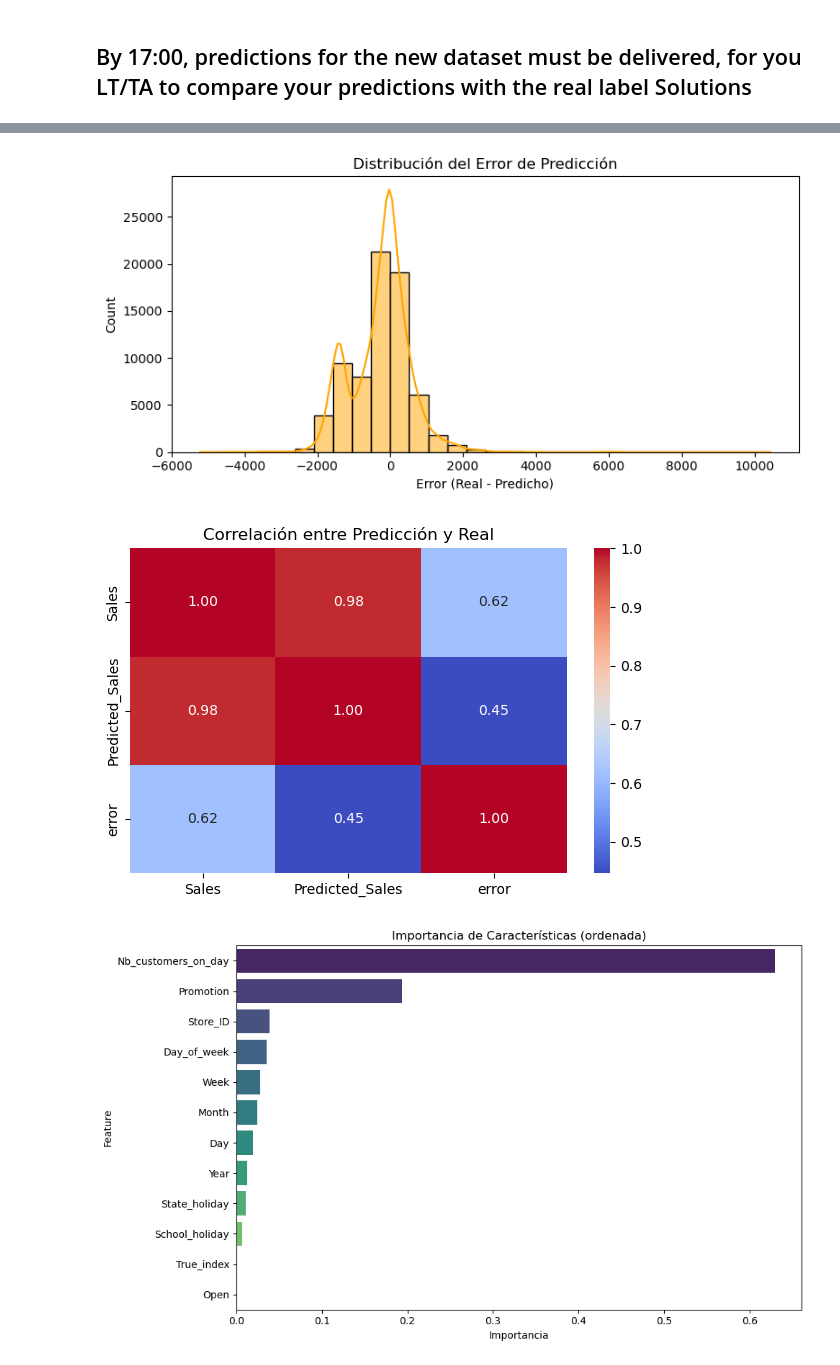
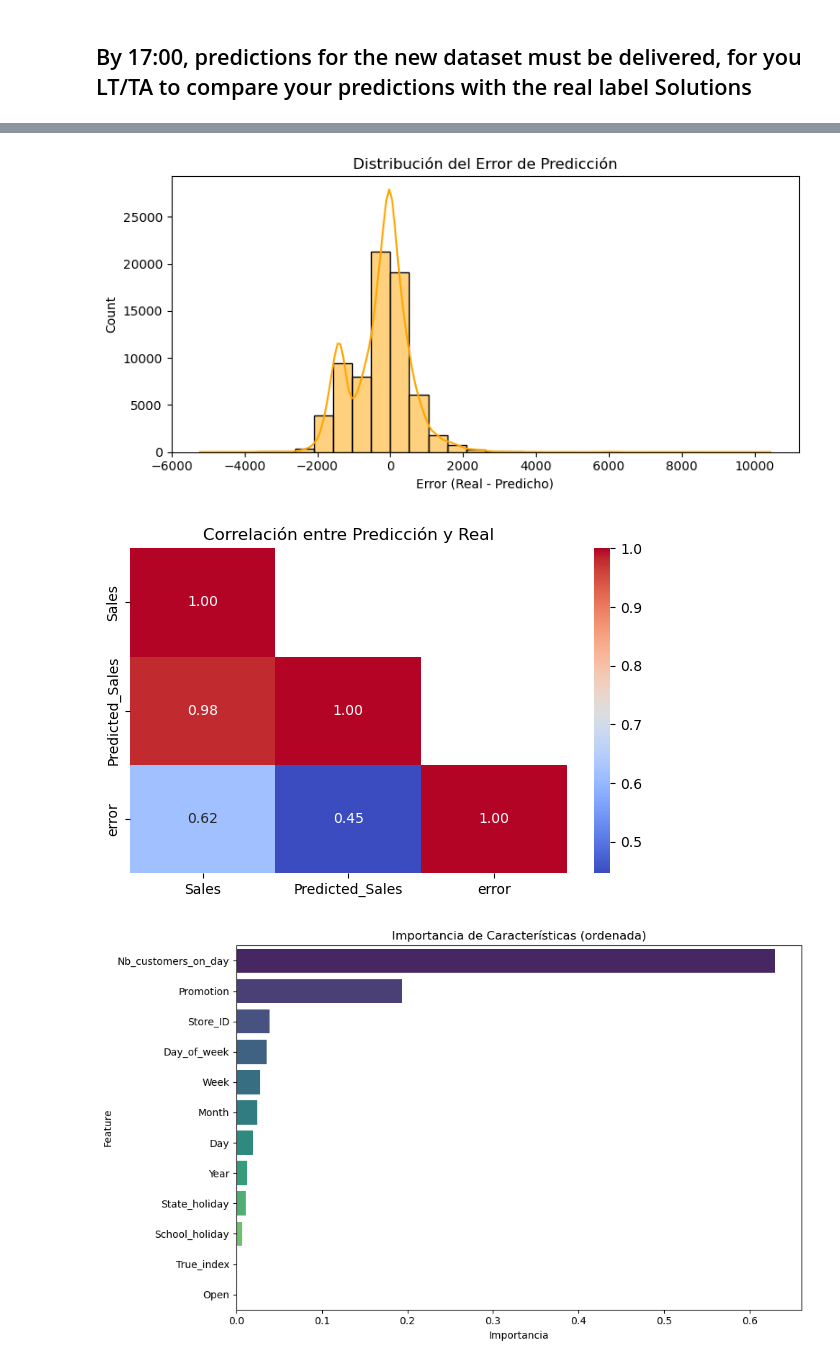
Before and after one commit to jesuserro/ml-retail-sales-predictor, a Jupyter notebook: index.ipynb, the cells around one changed output, grey strips where cells are left out. Drawn from its saved outputs; the diff is of its cells as text; code cells hidden in the pictures.

```diff
--- a/index.ipynb
+++ b/index.ipynb
@@ -190,7 +190,9 @@ plt.show()
 
 # 7. Heatmap de correlación (entre predicciones y reales)
 plt.figure(figsize=(6, 4))
-sns.heatmap(df[['Sales', 'Predicted_Sales', 'error']].corr(), annot=True, cmap='coolwarm', fmt=".2f")
+corr = df[['Sales', 'Predicted_Sales', 'error']].corr()
+mask = np.tril(np.ones_like(corr, dtype=bool))  # Mostrar solo la parte inferior
+sns.heatmap(corr, annot=True, cmap='coolwarm', fmt=".2f", mask=~mask)
 plt.title("Correlación entre Predicción y Real")
 plt.tight_layout()
 plt.savefig("img/heatmap_correlation.jpg")
@@ -204,32 +206,32 @@ try:
         importances = model.feature_importances_
         feature_names = model.get_booster().feature_names
 
         # Crear DataFrame ordenado por importancia
         feat_imp_df = pd.DataFrame({
             'Feature': feature_names,
             'Importance': importances
         }).sort_values(by='Importance', ascending=False)
 
         # Graficar barras horizontales ordenadas
         plt.figure(figsize=(10, 6))
         sns.barplot(data=feat_imp_df, x='Importance', y='Feature', palette='viridis', hue='Feature')
         plt.title("Importancia de Características (ordenada)")
         plt.xlabel("Importancia")
         plt.ylabel("Feature")
         plt.tight_layout()
         plt.savefig("img/feature_importance.jpg")
         plt.show()
     else:
         print("ℹ️ Modelo no encontrado: salta importancia de features.")
 
 except Exception as e:
     print("⚠️ No se pudo cargar el modelo para mostrar importancia de features:", e)
 # %% [output]
 📊 Evaluación del modelo:
 ✅ R² score: 0.9458
 📉 RMSE: 868.67
 🧮 MAE:  629.67
 [figure]
 [figure]
-[figure, old version]
+[figure, new version]
 [figure]
```
Also changed, not shown: 3 other files.
